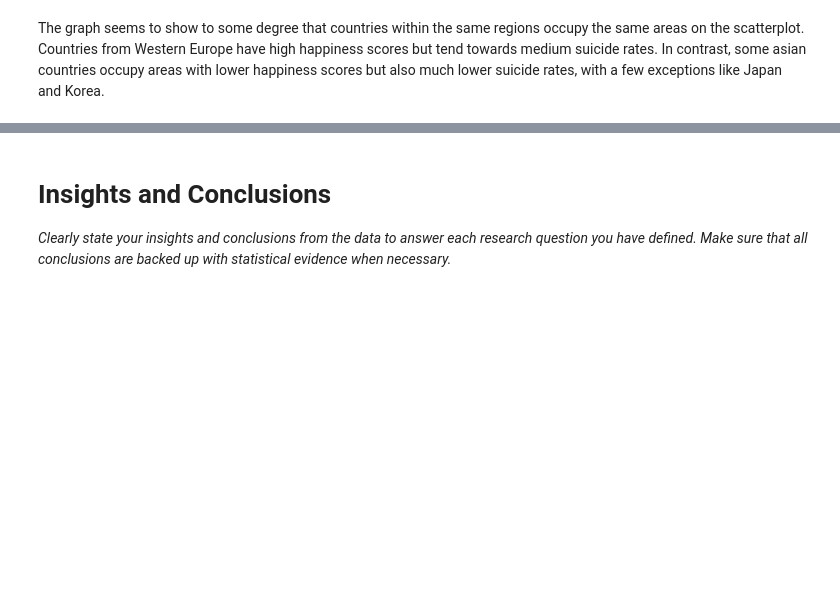
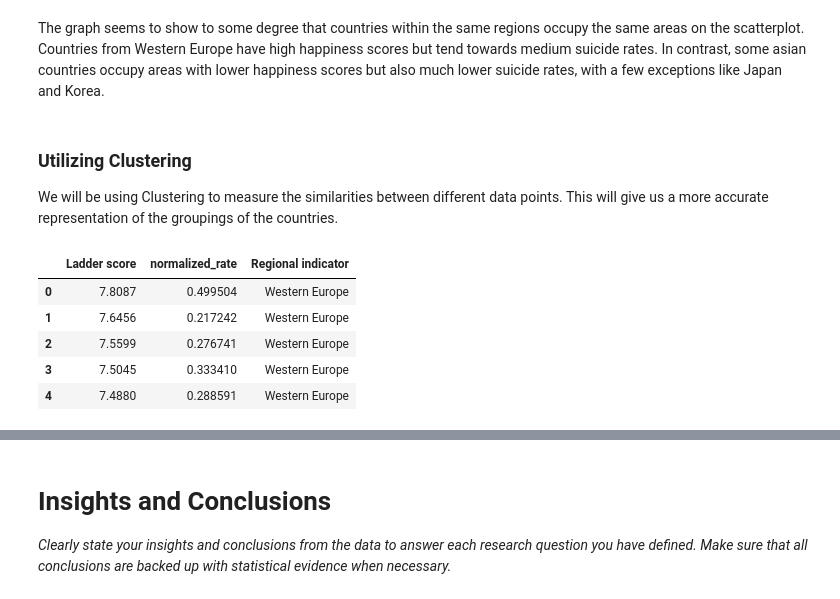
Before and after one commit to kayecandy/csmodel, a Jupyter notebook: Case Study/notebook.ipynb, the cells around one changed output, grey strips where cells are left out. Drawn from its saved outputs; the diff is of its cells as text; code cells hidden in the pictures; blank space fills up the shorter version.

```diff
--- a/Case Study/notebook.ipynb
+++ b/Case Study/notebook.ipynb
@@ -711,3 +715,21 @@ plt.show()
 [figure]
 # %% [markdown]
 The graph seems to show to some degree that countries within the same regions occupy the same areas on the scatterplot. Countries from Western Europe have high happiness scores but tend towards medium suicide rates. In contrast, some asian countries occupy areas with lower happiness scores but also much lower suicide rates, with a few exceptions like Japan and Korea.
+# %% [markdown]
+### Utilizing Clustering
+We will be using Clustering to measure the similarities between different data points. This will give us a more accurate representation of the groupings of the countries.
+# %%
+from kmeans import KMeans
+
+reduced_suicides_score_df = suicides_score_df[['Ladder score', 'normalized_rate', 'Regional indicator']].copy()
+kmeans = KMeans(10, 0, 2, 153, reduced_suicides_score_df)
+centroids = kmeans.initialize_centroids(reduced_suicides_score_df)
+
+reduced_suicides_score_df.head()
+# %% [output]
+|  | Ladder score | normalized_rate | Regional indicator |
+| 0 | 7.8087 | 0.499504 | Western Europe |
+| 1 | 7.6456 | 0.217242 | Western Europe |
+| 2 | 7.5599 | 0.276741 | Western Europe |
+| 3 | 7.5045 | 0.333410 | Western Europe |
+| 4 | 7.4880 | 0.288591 | Western Europe |
```
Also changed, not shown: parts of 4 cells of this notebook.
